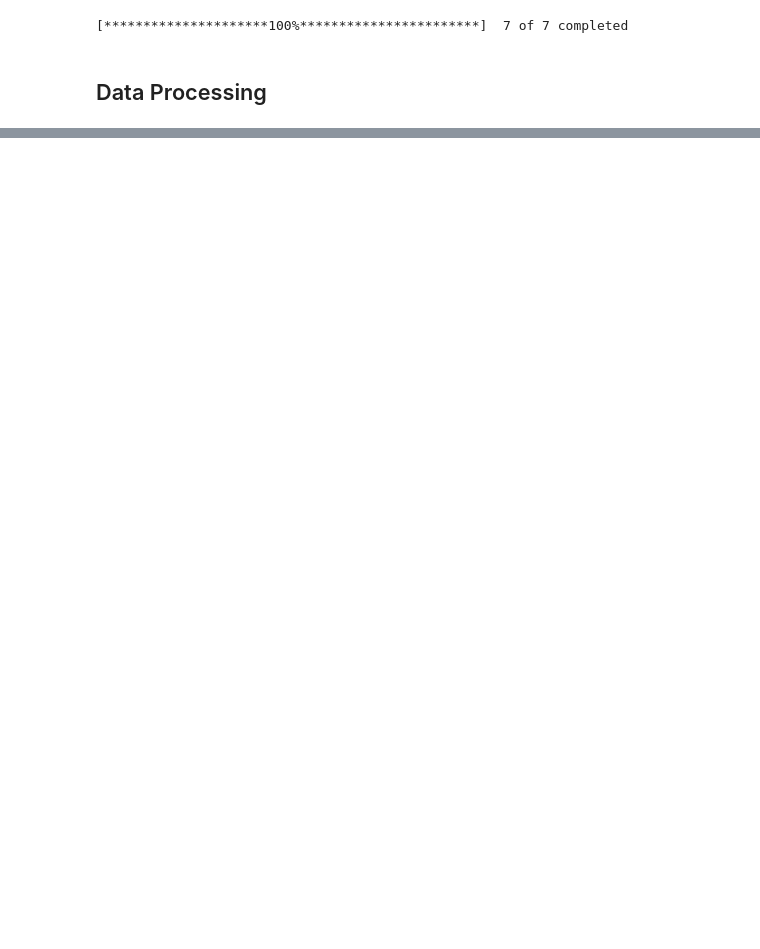
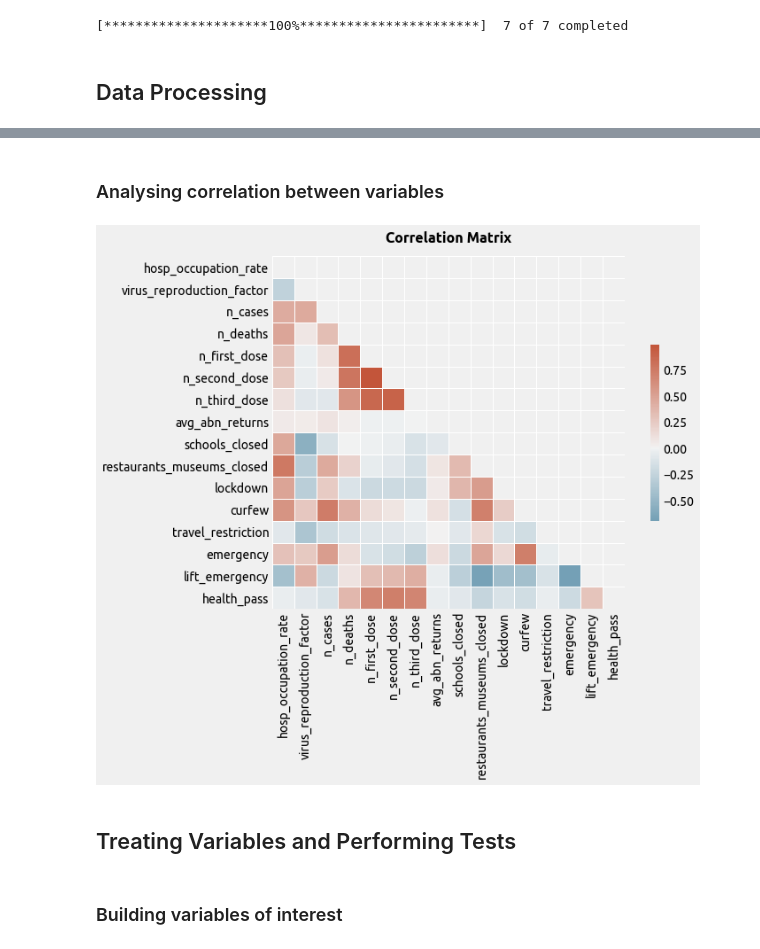
Before and after one commit to daniel-deutsch/FTD, a Jupyter notebook: Quantitative Methods/project/main.ipynb, the cells around one changed output, grey strips where cells are left out. Cells and saved outputs as stored; diff of their text form; code cells hidden in the pictures; blank space fills up the shorter version.

```diff
--- a/Quantitative Methods/project/main.ipynb
+++ b/Quantitative Methods/project/main.ipynb
@@ -74,4 +76,15 @@ df_covid_indicators.rename(columns={'date': 'date', 'dc_tot': 'n_deaths', 'conf_
 df_covid_indicators.fillna(0, inplace=True)
+# %%
+df_covid_measures_france = pd.read_csv(
+    'datasets/covid_measures.csv',
+    names = [
+        'date', 'schools_closed', 'restaurants_museums_closed',
+        'lockdown', 'curfew', 'travel_restriction',
+        'emergency', 'lift_emergency', 'health_pass'
+        ],
+    parse_dates=[0],
+    skiprows=1
+    )
 # %% [markdown]
 ## Data Processing
 # %% [markdown]
@@ -116,0 +181,27 @@ plt.show()
+# %% [markdown]
+### Analysing correlation between variables
+# %%
+f, ax = plt.subplots(figsize=(11, 9))
+
+corr = df.corr()
+mask = np.triu(np.ones_like(corr, dtype=bool))
+cmap = sns.diverging_palette(230, 20, as_cmap=True)
+
+sns.heatmap(
+    corr,
+    mask=mask,
+    cmap=cmap,
+    center=0,
+    square=True,
+    linewidths=.5,
+    cbar_kws={"shrink": .5}
+    )
+
+plt.title('Correlation Matrix')
+plt.show()
+# %% [output]
+[figure, added]
+# %% [markdown]
+## Treating Variables and Performing Tests
+# %% [markdown]
+### Building variables of interest
```
Also changed, not shown: parts of 19 cells of this notebook, 8 other files.
